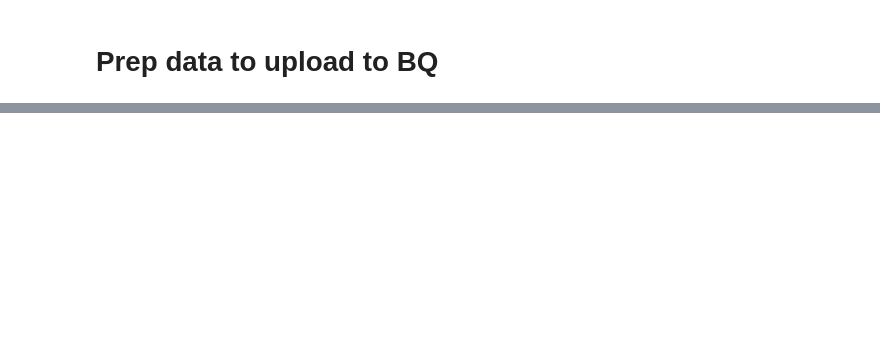
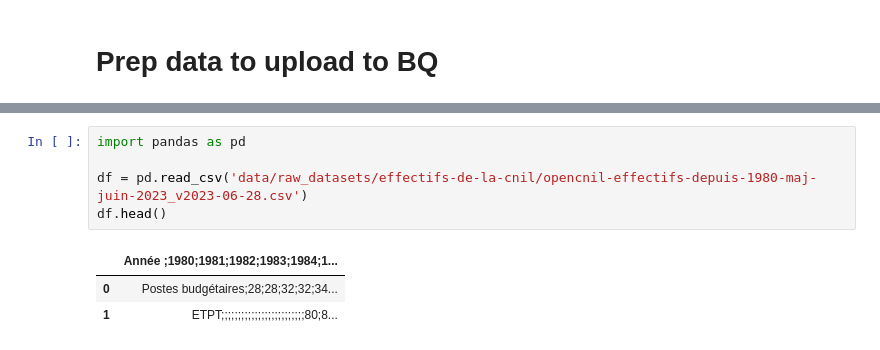
Before and after one commit to Abitben/data_pipelines, a Jupyter notebook: classes_uses_example.ipynb, the cells around one changed output, grey strips where cells are left out. Cells and saved outputs as stored; diff of their text form; blank space fills up the shorter version.

```diff
--- a/classes_uses_example.ipynb
+++ b/classes_uses_example.ipynb
@@ -108,0 +221,9 @@ UnicodeDecodeError: 'utf-8' codec can't decode byte 0xa6 in position 17: invalid
+# %%
+import pandas as pd
+
+df = pd.read_csv('data/raw_datasets/effectifs-de-la-cnil/opencnil-effectifs-depuis-1980-maj-juin-2023_v2023-06-28.csv')
+df.head()
+# %% [output]
+|  | Année ;1980;1981;1982;1983;1984;1... |
+| 0 | Postes budgétaires;28;28;32;32;34... |
+| 1 | ETPT;;;;;;;;;;;;;;;;;;;;;;;;;80;8... |
```
Also changed, not shown: parts of 9 cells of this notebook, 7 other files.
